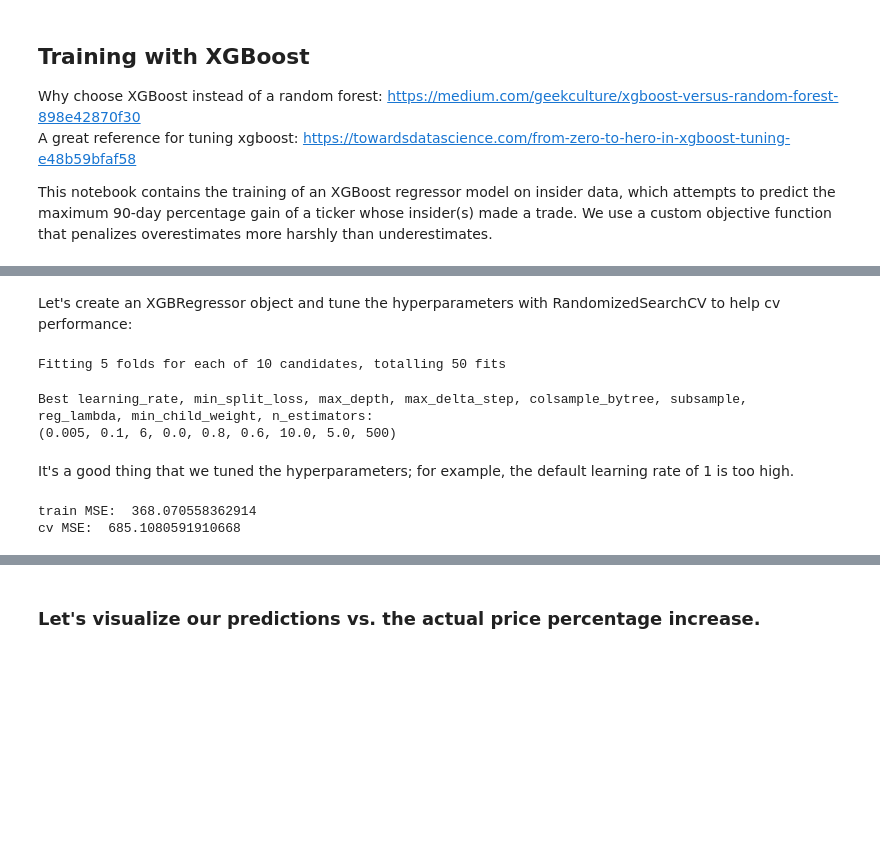
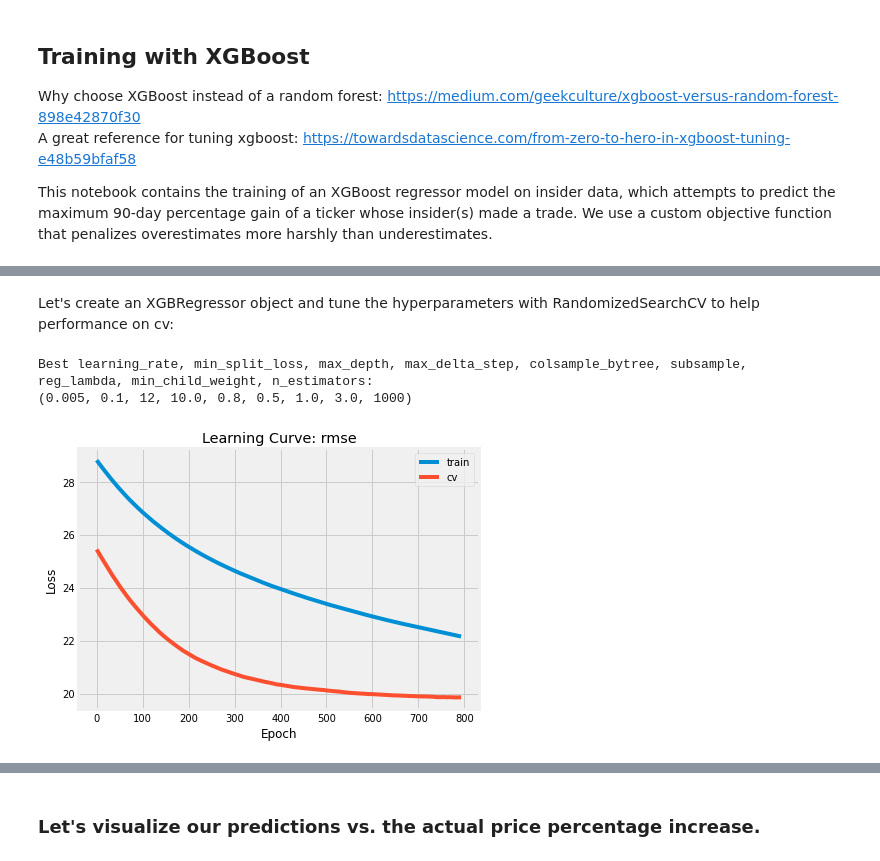
Before and after one commit to fitzgerald-kyle/insider-training, a Jupyter notebook: C_decision_tree.ipynb, the cells around one changed output, grey strips where cells are left out. Saved outputs shown, nothing was run; the diff lists cells and outputs as text; code cells hidden in the pictures; blank space fills up the shorter version.

```diff
--- a/C_decision_tree.ipynb
+++ b/C_decision_tree.ipynb
@@ -48,5 +70,5 @@ cv shape: (575, 16)
 # %% [markdown]
-Let's create an XGBRegressor object and tune the hyperparameters with RandomizedSearchCV to help cv performance:
+Let's create an XGBRegressor object and tune the hyperparameters with RandomizedSearchCV to help performance on cv:
 # %%
 # Create parameter grid
 parameters = {
@@ -62,42 +84,40 @@ parameters = {
 }
 # %%
-xgb_clf = xgb.XGBRegressor(verbosity=1, early_stopping_rounds=10)
-
 xgb_rscv = RandomizedSearchCV(
-    xgb_clf,
+    xgb.XGBRegressor(verbosity=0, early_stopping_rounds=10, tree_method='hist'),
     param_distributions=parameters,
-    verbose=1,
+    verbose=0,
     random_state=40
 )
 
-xgb_model = xgb_rscv.fit(
+xgb_rscv_model = xgb_rscv.fit(
     train_X,
     train_Y,
     eval_set=[(train_X, train_Y), (cv_X, cv_Y)],
     verbose=0
 )
-# %% [output]
-Fitting 5 folds for each of 10 candidates, totalling 50 fits
 # %%
 print('Best learning_rate, min_split_loss, max_depth, max_delta_step, colsample_bytree, subsample,\n' +
       'reg_lambda, min_child_weight, n_estimators:\n' +
       f'''{itemgetter(
         'learning_rate', 'min_split_loss', 'max_depth', 'max_delta_step', 'colsample_bytree', 'subsample',
         'reg_lambda', 'min_child_weight', 'n_estimators'
-       )(xgb_model.best_estimator_.get_params())
+       )(xgb_rscv_model.best_estimator_.get_params())
       }''')
 # %% [output]
 Best learning_rate, min_split_loss, max_depth, max_delta_step, colsample_bytree, subsample,
 reg_lambda, min_child_weight, n_estimators:
-(0.005, 0.1, 6, 0.0, 0.8, 0.6, 10.0, 5.0, 500)
+(0.005, 0.1, 12, 10.0, 0.8, 0.5, 1.0, 3.0, 1000)
-# %% [markdown]
-It's a good thing that we tuned the hyperparameters; for example, the default learning rate of 1 is too high.
 # %%
-train_Y_preds = xgb_model.predict(train_X)
-cv_Y_preds = xgb_model.predict(cv_X)
+xgb_model_best = xgb.XGBRegressor(**xgb_rscv_model.best_estimator_.get_params()).fit(
+    train_X,
+    train_Y,
+    eval_set=[(train_X, train_Y), (cv_X, cv_Y)],
+    verbose=0
+)
 
-print('train MSE: ', mean_squared_error(train_Y, train_Y_preds))
-print('cv MSE: ', mean_squared_error(cv_Y, cv_Y_preds))
+results = xgb_model_best.evals_result()
+
+plotLearningCurves(results, ['rmse'])
 # %% [output]
-train MSE:  368.070558362914
-cv MSE:  685.1080591910668
+[figure, added]
```
Also changed, not shown: parts of 18 cells of this notebook, 8 other files.
